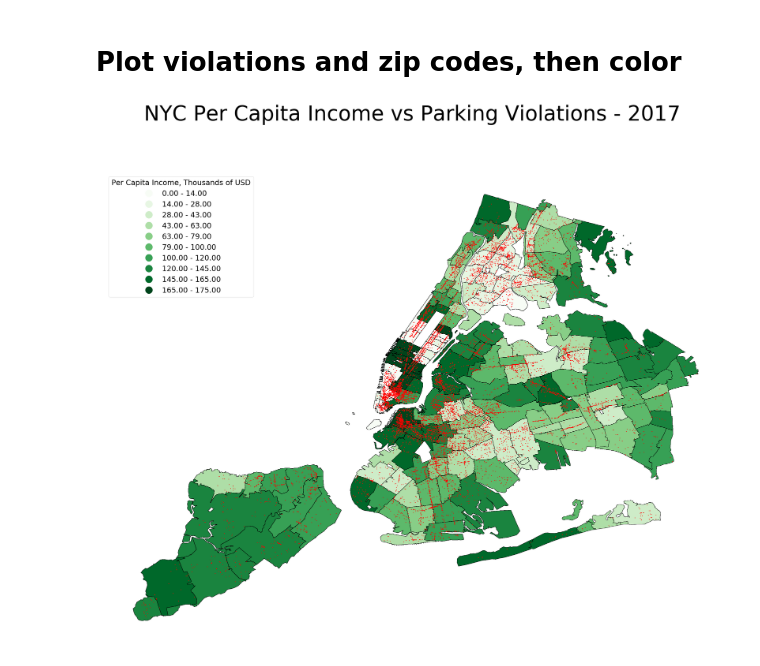
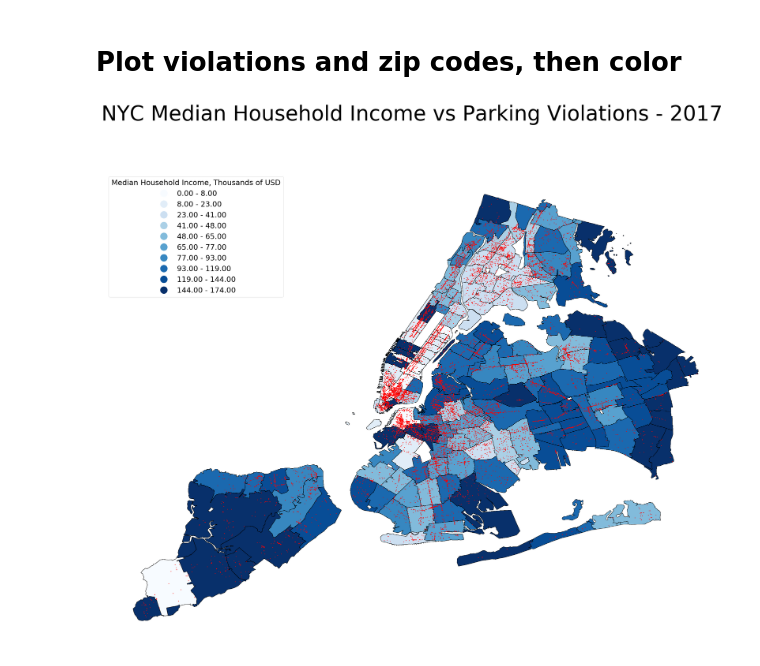
Before and after one commit to kjmj/New-York-City-Parking-Violations, a Jupyter notebook: main.ipynb, the cells around one changed output. Drawn from its saved outputs; the diff is of its cells as text; code cells hidden in the pictures.

Commit message:
now plot median household income in main.ipynb

```diff
--- a/main.ipynb
+++ b/main.ipynb
@@ -23,16 +23,16 @@ def toUpper(x):
 # %% [markdown]
 ## Define what data you want
 # %%
-censusDataPath = 'data/csv/census/nyc-per-capita-income-2017.csv' # path to the census data you want to analyze
-censusDataColumn = 'Estimate; Per capita income in the past 12 months (in 2017 inflation-adjusted dollars)' # column in the census data set to zone and color on the map
+censusDataPath = 'data/csv/census/nyc-median-income-2017.csv' # path to the census data you want to analyze
+censusDataColumn = 'Median income (dollars); Estimate; Households' # column in the census data set to zone and color on the map
 
 violationDataPath = 'data/csv/ParkingViolations/nyc-parking-violations-partial-2017.csv'
 
-legendTitle = 'Per Capita Income, Thousands of USD'
-mapTitle = 'NYC Per Capita Income vs Parking Violations - 2017'
+legendTitle = 'Median Household Income, Thousands of USD'
+mapTitle = 'NYC Median Household Income vs Parking Violations - 2017'
 
-imageName = 'generated/per-capita-income-2017.png'
-htmlName = 'generated/per-capita-income-2017.html'
+imageName = 'generated/median-income-2017.png'
+htmlName = 'generated/median-income-2017.html'
 # %% [markdown]
 ## Data Cleaning
 # %%
@@ -80,20 +80,20 @@ Done merging data frames.
 # Plot violations and zip codes, then color
 # %%
 # legend cannot be shown to mplleaflet. comment out the first one if youre plotting to mflleaflet
-ax = GeoDataFrame(merged).plot(column=censusDataColumn,  cmap='Greens', scheme='QUANTILES', k=10, figsize=(36, 36), edgecolor='black', legend=True, legend_kwds={'title': legendTitle, 'loc': 'upper left', 'title_fontsize':30, 'markerscale': 3, 'prop': {'size': 30}})
+ax = GeoDataFrame(merged).plot(column=censusDataColumn,  cmap='Blues', scheme='QUANTILES', k=10, figsize=(36, 36), edgecolor='black', legend=True, legend_kwds={'title': legendTitle, 'loc': 'upper left', 'title_fontsize':30, 'markerscale': 3, 'prop': {'size': 30}})
 #ax = GeoDataFrame(merged).plot(column=censusDataColumn,  cmap='Blues', scheme='QUANTILES', k=10, figsize=(36, 36), edgecolor='black')
 
 ax = plt.scatter(merged['LON'], merged['LAT'], marker='o', s=3, color="red")
 
 plt.axis('off')
 
 figure = ax.figure
 figure.suptitle(mapTitle, fontsize=85)
 figure.tight_layout()
 figure.subplots_adjust(top=1.0)
 
 figure.savefig(imageName, dpi=150)
 plt.show()
 #mplleaflet.save_html(fig=figure, fileobj=htmlName)
 # %% [output]
-[figure, old version]
+[figure, new version]
```
